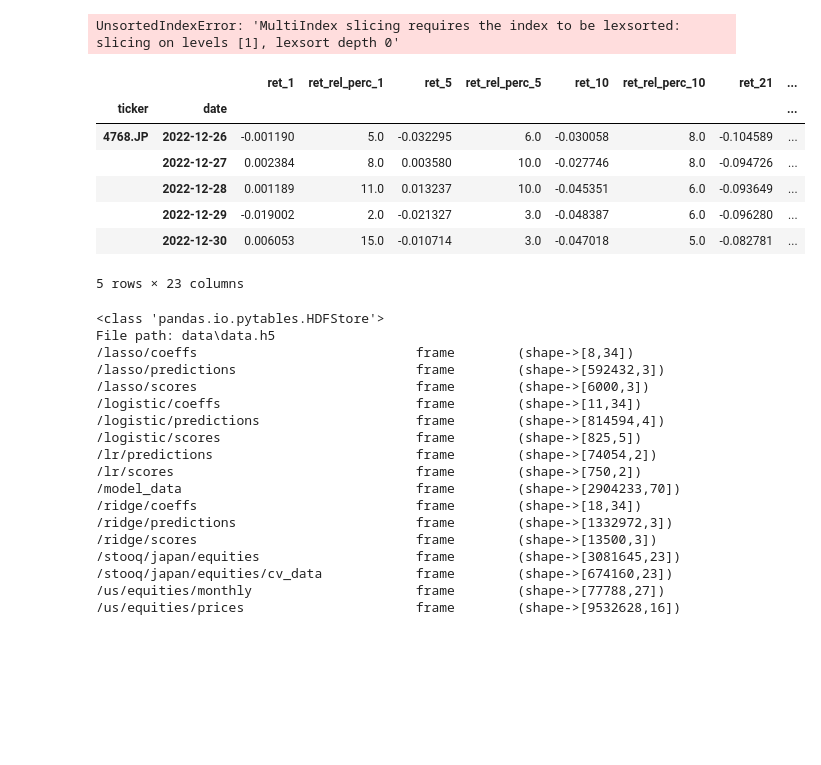
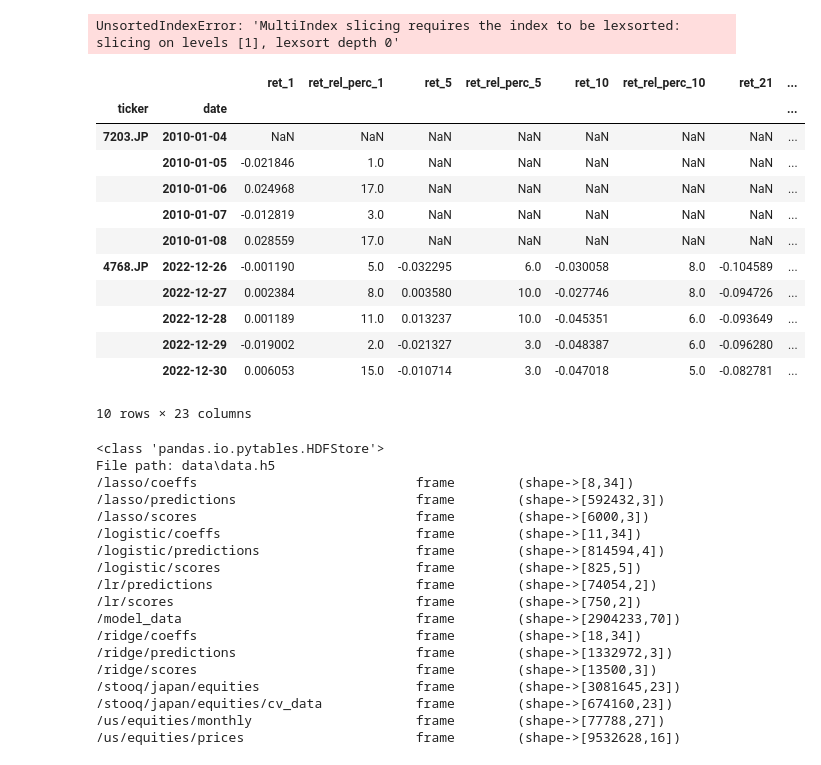
Before and after one commit to OliverJoo/quant_modeling, a Jupyter notebook: MDLing/RF_ReturnSignals.ipynb, the cells around one changed output. Drawn from its saved outputs; the diff is of its cells as text; code cells hidden in the pictures; blank space fills up the shorter version.

```diff
--- a/MDLing/RF_ReturnSignals.ipynb
+++ b/MDLing/RF_ReturnSignals.ipynb
@@ -137,17 +137,22 @@ UnsortedIndexError: 'MultiIndex slicing requires the index to be lexsorted: slic
 data = data.sort_index()
 cv_data = data.loc[idx[universe, : '2022'], :]
 tickers = cv_data.index.unique('ticker')
-# %%
-cv_data.tail()
-# %% [output]
-|  |  | ret_1 | ret_rel_perc_1 | ret_5 | ret_rel_perc_5 | ret_10 | ret_rel_perc_10 | ret_21 | ... |
-| ticker | date |  |  |  |  |  |  |  | ... |
-| 4768.JP | 2022-12-26 | -0.001190 | 5.0 | -0.032295 | 6.0 | -0.030058 | 8.0 | -0.104589 | ... |
-|  | 2022-12-27 | 0.002384 | 8.0 | 0.003580 | 10.0 | -0.027746 | 8.0 | -0.094726 | ... |
-|  | 2022-12-28 | 0.001189 | 11.0 | 0.013237 | 10.0 | -0.045351 | 6.0 | -0.093649 | ... |
-|  | 2022-12-29 | -0.019002 | 2.0 | -0.021327 | 3.0 | -0.048387 | 6.0 | -0.096280 | ... |
-|  | 2022-12-30 | 0.006053 | 15.0 | -0.010714 | 3.0 | -0.047018 | 5.0 | -0.082781 | ... |
-5 rows × 23 columns
+# %%
+pd.concat([cv_data.head(), cv_data.tail()])
+# %% [output]
+|  |  | ret_1 | ret_rel_perc_1 | ret_5 | ret_rel_perc_5 | ret_10 | ret_rel_perc_10 | ret_21 | ... |
+| ticker | date |  |  |  |  |  |  |  | ... |
+| 7203.JP | 2010-01-04 | NaN | NaN | NaN | NaN | NaN | NaN | NaN | ... |
+|  | 2010-01-05 | -0.021846 | 1.0 | NaN | NaN | NaN | NaN | NaN | ... |
+|  | 2010-01-06 | 0.024968 | 17.0 | NaN | NaN | NaN | NaN | NaN | ... |
+|  | 2010-01-07 | -0.012819 | 3.0 | NaN | NaN | NaN | NaN | NaN | ... |
+|  | 2010-01-08 | 0.028559 | 17.0 | NaN | NaN | NaN | NaN | NaN | ... |
+| 4768.JP | 2022-12-26 | -0.001190 | 5.0 | -0.032295 | 6.0 | -0.030058 | 8.0 | -0.104589 | ... |
+|  | 2022-12-27 | 0.002384 | 8.0 | 0.003580 | 10.0 | -0.027746 | 8.0 | -0.094726 | ... |
+|  | 2022-12-28 | 0.001189 | 11.0 | 0.013237 | 10.0 | -0.045351 | 6.0 | -0.093649 | ... |
+|  | 2022-12-29 | -0.019002 | 2.0 | -0.021327 | 3.0 | -0.048387 | 6.0 | -0.096280 | ... |
+|  | 2022-12-30 | 0.006053 | 15.0 | -0.010714 | 3.0 | -0.047018 | 5.0 | -0.082781 | ... |
+10 rows × 23 columns
 # %%
 cv_data.to_hdf(DATA_DIR / 'data.h5', 'stooq/japan/equities/cv_data')
 
```
Also changed, not shown: parts of 9 cells of this notebook.
